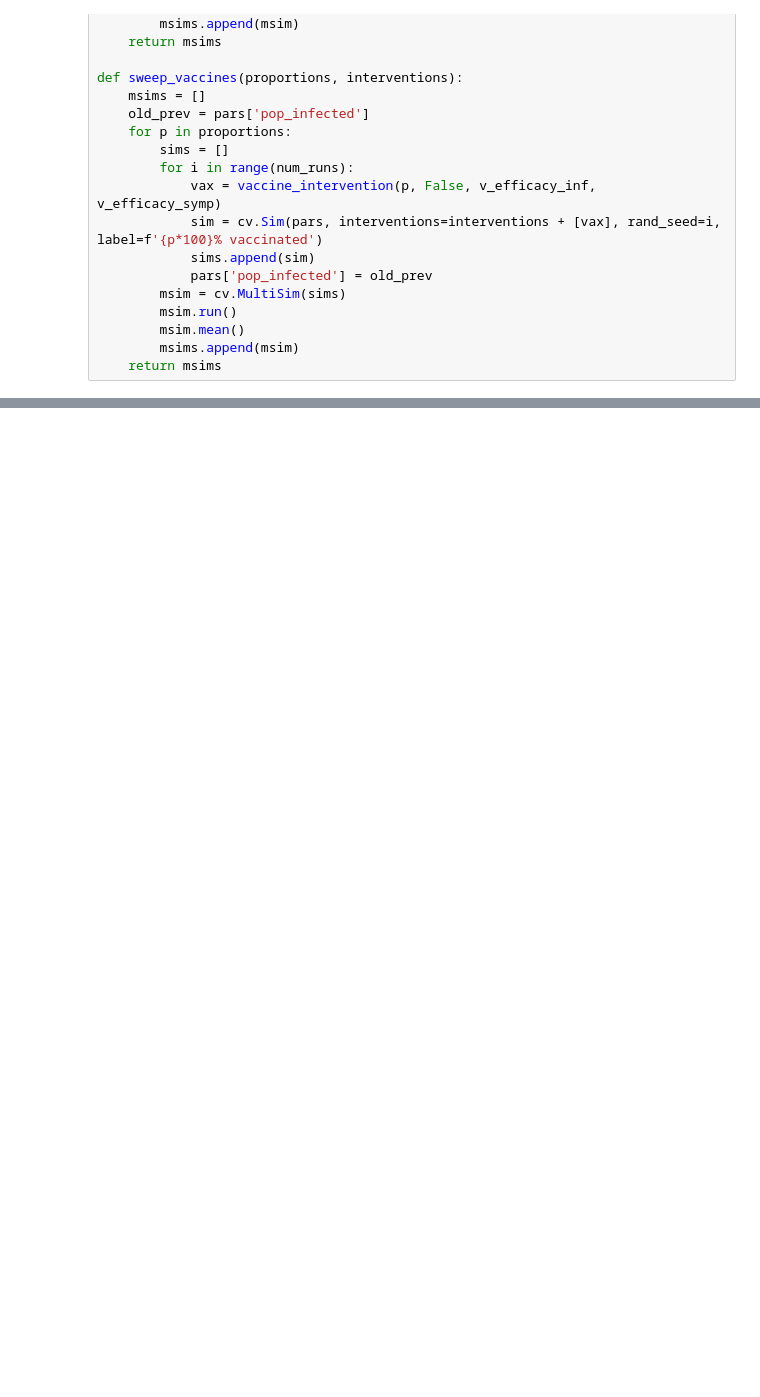
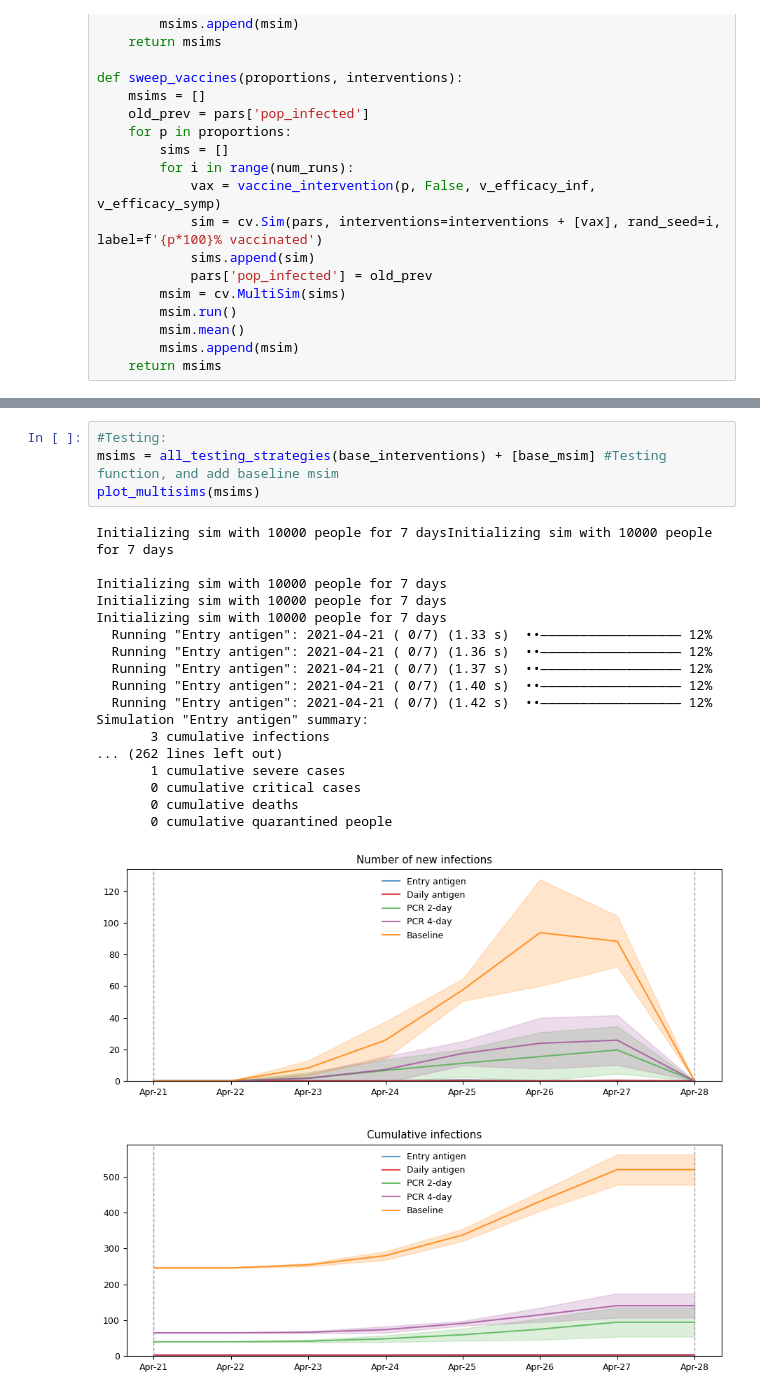
Before and after one commit to JoviaNierenberg/COVID-Event-Safety-Modeling, a Jupyter notebook: main.ipynb, the cells around one changed output, grey strips where cells are left out. Drawn from its saved outputs; the diff is of its cells as text; blank space fills up the shorter version.

```diff
--- a/main.ipynb
+++ b/main.ipynb
@@ -279,0 +309,23 @@ msim.plot(to_plot=['new_infections', 'cum_infections'],color_by_sim=True)
+# %%
+#Testing:
+msims = all_testing_strategies(base_interventions) + [base_msim] #Testing function, and add baseline msim
+plot_multisims(msims)
+# %% [output]
+Initializing sim with 10000 people for 7 daysInitializing sim with 10000 people for 7 days
+
+Initializing sim with 10000 people for 7 days
+Initializing sim with 10000 people for 7 days
+Initializing sim with 10000 people for 7 days
+  Running "Entry antigen": 2021-04-21 ( 0/7) (1.33 s)  ••—————————————————— 12%
+  Running "Entry antigen": 2021-04-21 ( 0/7) (1.36 s)  ••—————————————————— 12%
+  Running "Entry antigen": 2021-04-21 ( 0/7) (1.37 s)  ••—————————————————— 12%
+  Running "Entry antigen": 2021-04-21 ( 0/7) (1.40 s)  ••—————————————————— 12%
+  Running "Entry antigen": 2021-04-21 ( 0/7) (1.42 s)  ••—————————————————— 12%
+Simulation "Entry antigen" summary:
+       3 cumulative infections
+... (262 lines left out)
+       1 cumulative severe cases
+       0 cumulative critical cases
+       0 cumulative deaths
+       0 cumulative quarantined people
+[figure, added]
```
Also changed, not shown: parts of 5 cells of this notebook.
